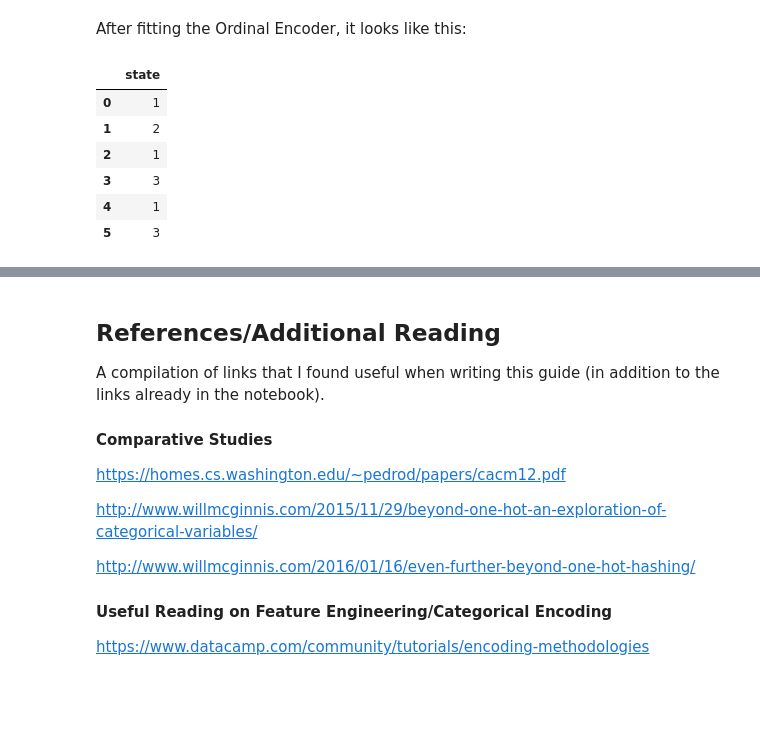
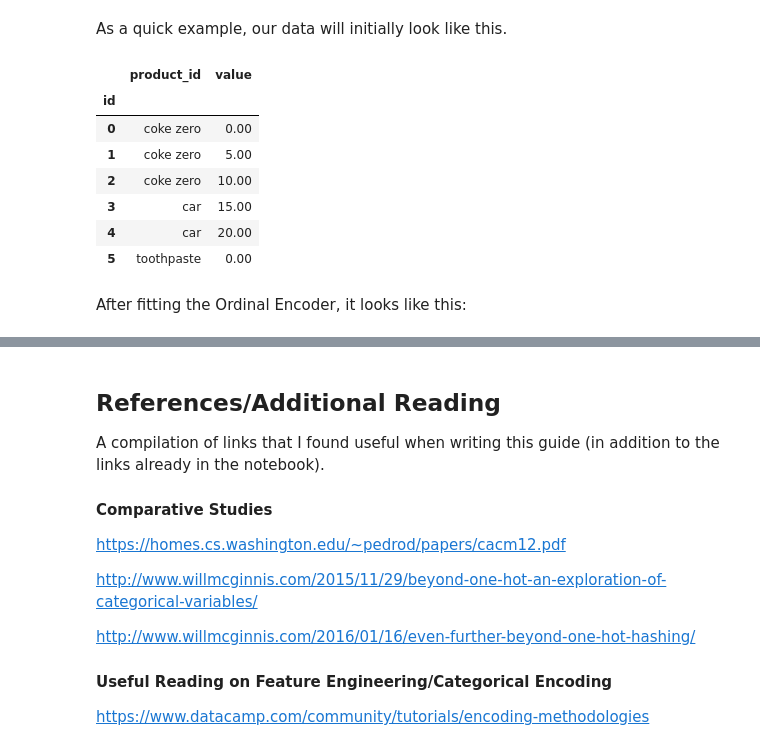
Before and after one commit to alteryx/categorical_encoding, a Jupyter notebook: guides/notebooks/categorical-encoding-guide.ipynb, the cells around one changed output, grey strips where cells are left out. Saved outputs shown, nothing was run; the diff lists cells and outputs as text; code cells hidden in the pictures; blank space fills up the shorter version.

```diff
--- a/guides/notebooks/categorical-encoding-guide.ipynb
+++ b/guides/notebooks/categorical-encoding-guide.ipynb
@@ -71,13 +52,15 @@ df
+# %% [markdown]
+As a quick example, our data will initially look like this.
+# %%
+feature_matrix
+# %% [output]
+|  | product_id | value |
+| id |  |  |
+| 0 | coke zero | 0.00 |
+| 1 | coke zero | 5.00 |
+| 2 | coke zero | 10.00 |
+| 3 | car | 15.00 |
+| 4 | car | 20.00 |
+| 5 | toothpaste | 0.00 |
 # %% [markdown]
 After fitting the Ordinal Encoder, it looks like this:
-# %%
-ce_ord = ce.OrdinalEncoder(cols = ['state'])
-ce_ord.fit_transform(df)
-# %% [output]
-|  | state |
-| 0 | 1 |
-| 1 | 2 |
-| 2 | 1 |
-| 3 | 3 |
-| 4 | 1 |
-| 5 | 3 |
```
Also changed, not shown: parts of 66 cells of this notebook, 6 other files.
